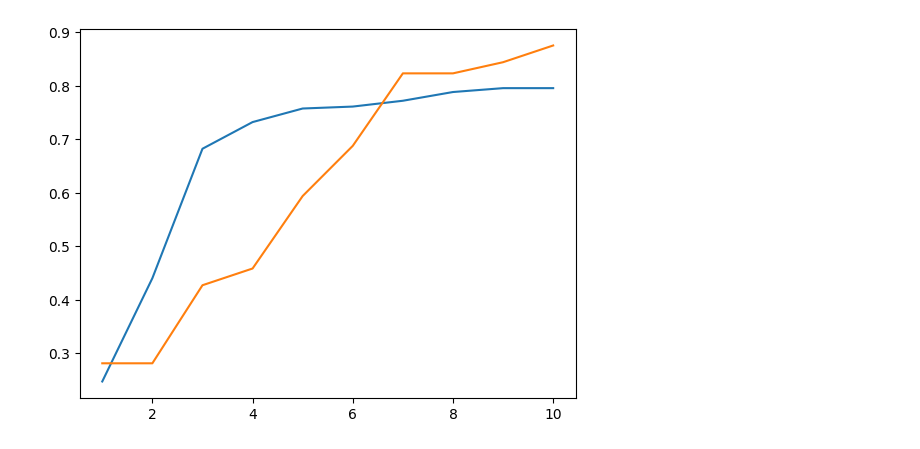
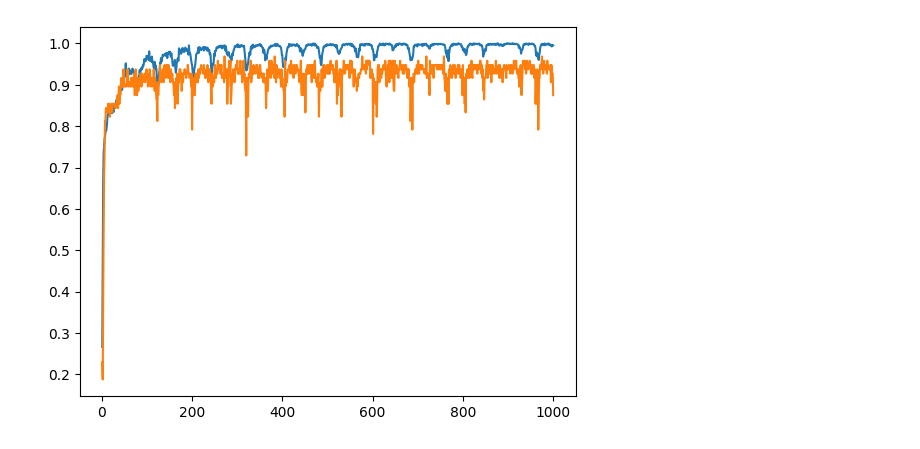
Before and after one commit to Tat1209/Research, a Jupyter notebook: aurora_torch/tmp.ipynb, the cells around one changed output. Drawn from its saved outputs; the diff is of its cells as text; code cells hidden in the pictures.

```diff
--- a/aurora_torch/tmp.ipynb
+++ b/aurora_torch/tmp.ipynb
@@ -3,15 +3,15 @@ from matplotlib import pyplot as plt
 import pandas as pd
 # %%
 path = "/root/app/"
-csv_name = "competition_hist_0420_192543.csv"
+csv_name = "competition_hist_0420_195531.csv"
 df = pd.read_csv(path + csv_name)
 
 x = df["Epoch"]
 
 y = df["Acc"]
 plt.plot(x, y)
 y = df["vAcc"]
 plt.plot(x, y)
 plt.show()
 # %% [output]
-[figure, old version]
+[figure, new version]
```
Also changed, not shown: 1 other file.
